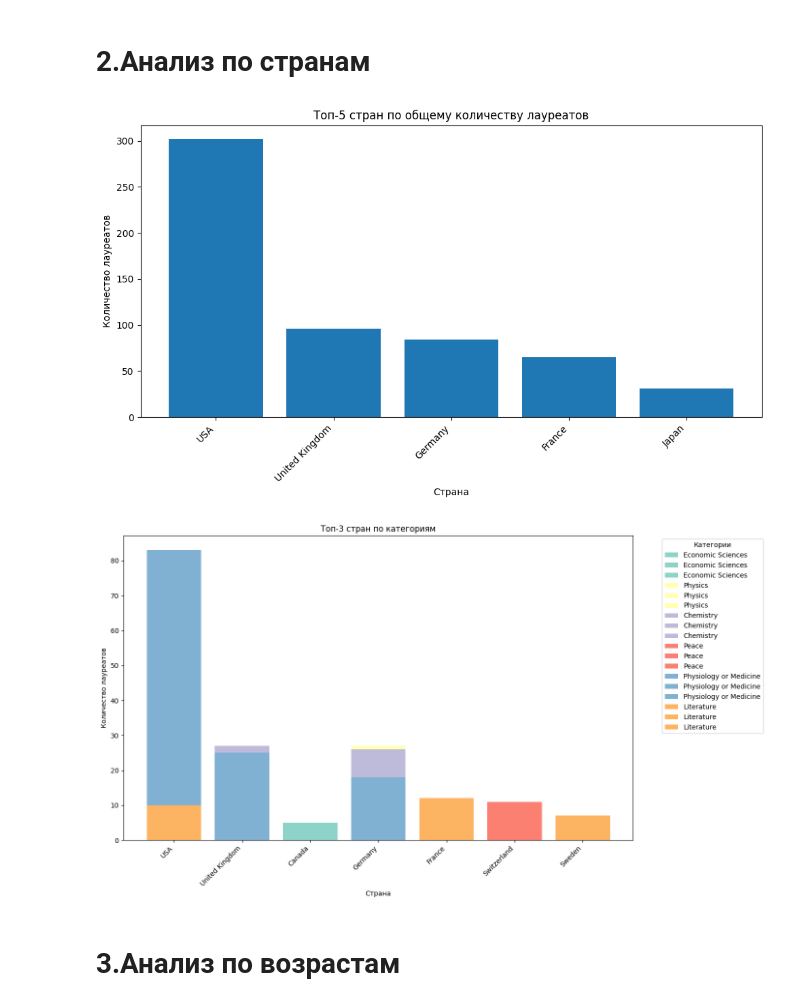
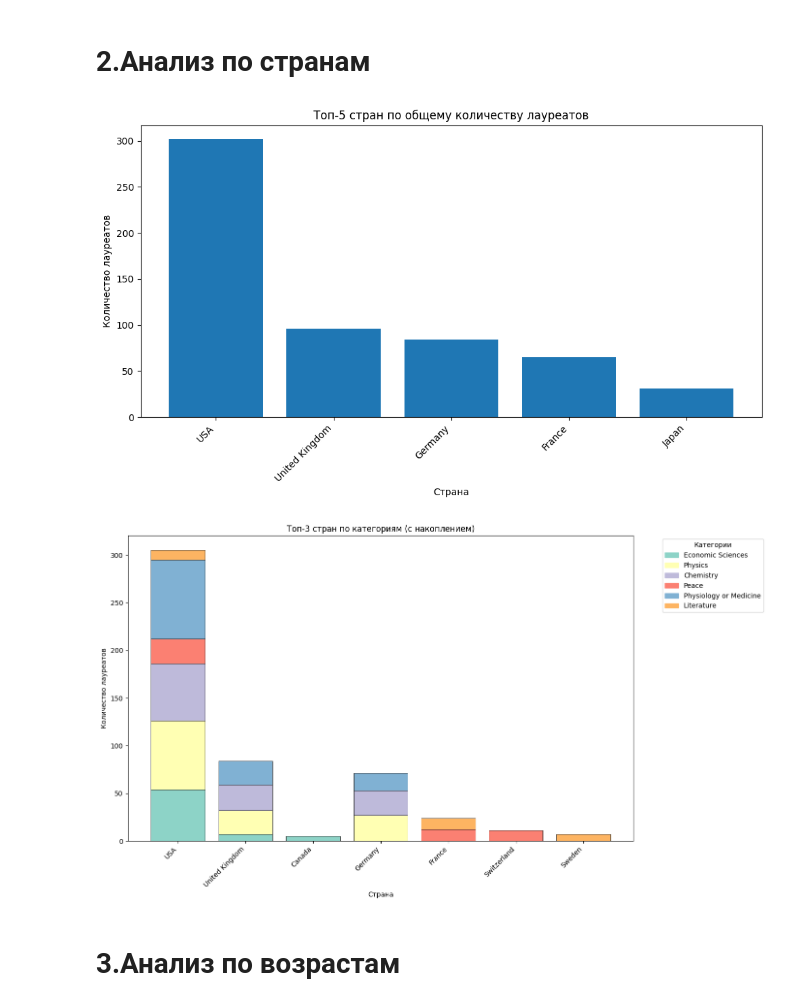
Before and after one commit to masaevke/final_python_aaa_masaev, a Jupyter notebook: notebook_noble_prize_masaev.ipynb, the cells around one changed output. Cells and saved outputs as stored; diff of their text form; code cells hidden in the pictures.

```diff
--- a/notebook_noble_prize_masaev.ipynb
+++ b/notebook_noble_prize_masaev.ipynb
@@ -228,70 +61,10 @@ analyze_multiple_laureates(laureates_data)
 # %% [markdown]
 # 2.Анализ по странам
 # %%
-data_with_migration = add_migration_field(laureates_data)
-
-all_countries = []
-for item in data_with_migration:
-    country = item.get('country_now') or item.get('country_of_origin_adjusted')
-    if country:
-        all_countries.append(country)
-
-country_counts = Counter(all_countries)
-top_countries = country_counts.most_common(5)
-
-if top_countries:
-    countries, counts = zip(*top_countries)
-    plt.figure(figsize=(10, 6))
-    plt.bar(countries, counts)
-    plt.title('Топ-5 стран по общему количеству лауреатов')
-    plt.xlabel('Страна')
-    plt.ylabel('Количество лауреатов')
-    plt.xticks(rotation=45, ha="right")
-    plt.tight_layout()
-    plt.show()
-
-# Сбор данных по категориям
-category_country_data = {}
-for item in data_with_migration:
-    prizes = item.get('prizes_relevant', [])
-    country = item.get('country_now') or item.get('country_of_origin_adjusted')
-    for prize in prizes:
-        category = prize.get('category_en')
-        if category and country:
-            if category not in category_country_data:
-                category_country_data[category] = []
-            category_country_data[category].append(country)
-
-fig, ax = plt.subplots(figsize=(14, 8))
-
-all_categories = []
-all_countries_plot = []
-all_counts_plot = []
-colors = plt.cm.Set3(range(len(category_country_data)))
-
-bottom = [0] * len(set(c for countries in category_country_data.values() for c in Counter(countries).most_common(3)[0] if Counter(countries).most_common(3)))
-
-current_bottom = {}
-for idx, (category, countries) in enumerate(category_country_data.items()):
-    cat_country_counts = Counter(countries)
-    top_3 = cat_country_counts.most_common(3)
-
-    for country, count in top_3:
-        all_categories.append(category)
-        all_countries_plot.append(country)
-        all_counts_plot.append(count)
-        ax.bar(country, count, label=category, bottom=0, color=colors[idx])
-
-ax.set_title('Топ-3 стран по категориям')
-ax.set_xlabel('Страна')
-ax.set_ylabel('Количество лауреатов')
-ax.legend(title='Категории', bbox_to_anchor=(1.05, 1), loc='upper left')
-plt.xticks(rotation=45, ha="right")
-plt.tight_layout()
-plt.show()
+analyze_countries_and_categories(data_with_migration)
 # %% [output]
 [figure]
-[figure, old version]
+[figure, new version]
 # %% [markdown]
 # 3.Анализ по возрастам
 # %%
```
Also changed, not shown: parts of 10 cells of this notebook, 2 other files.
